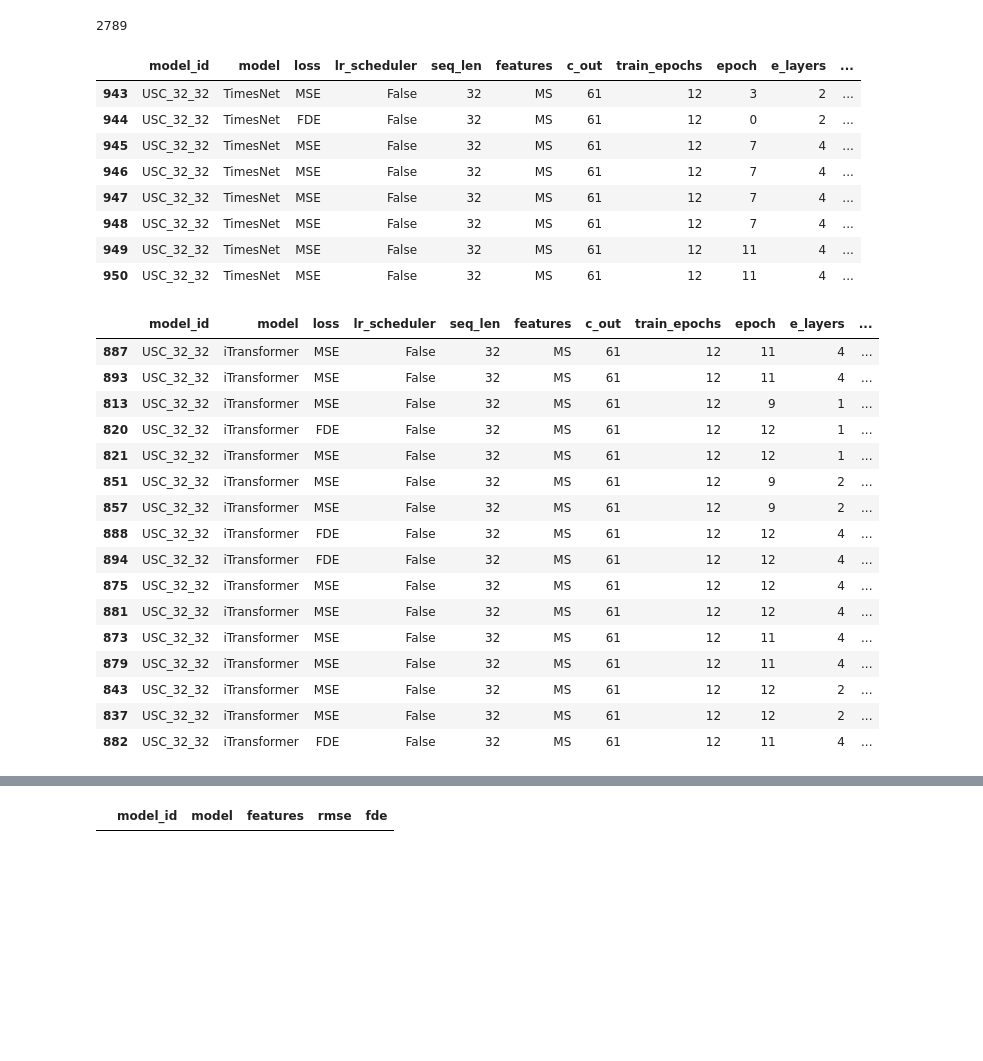
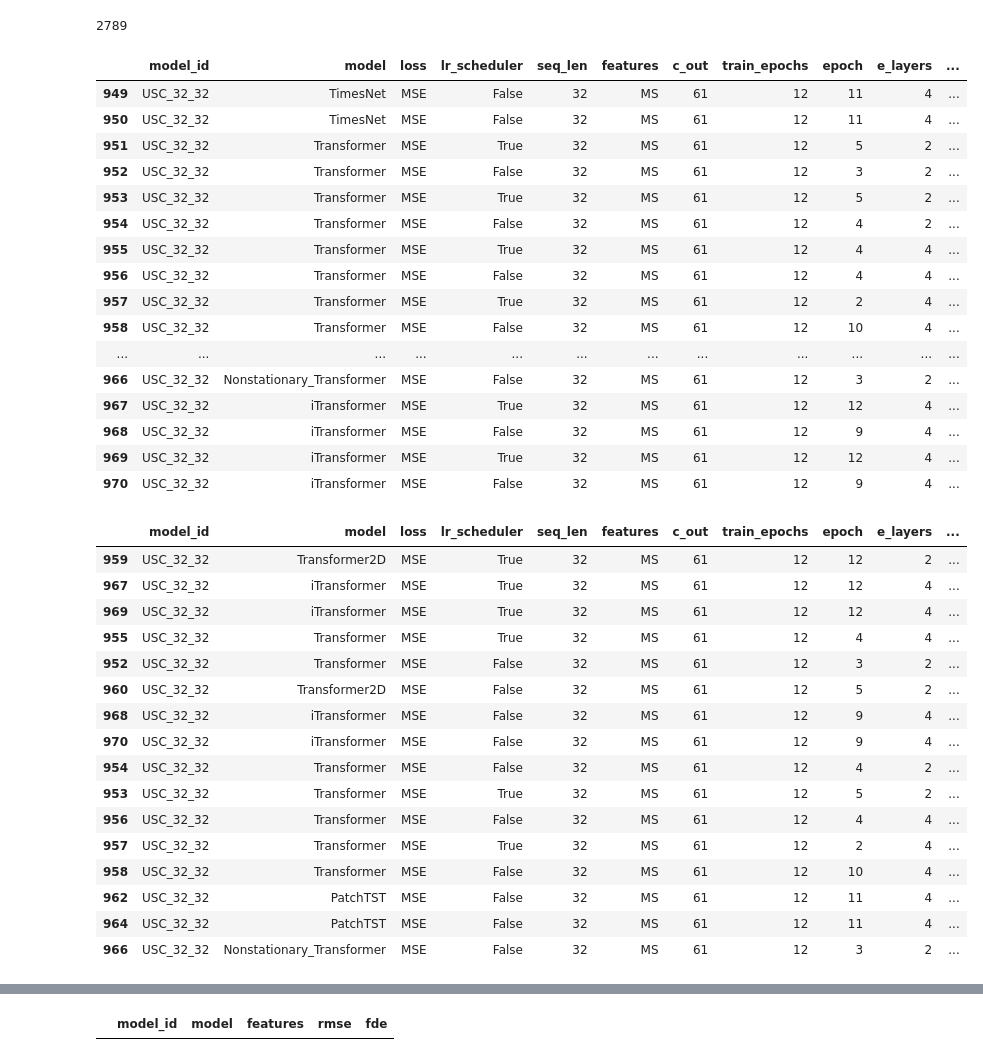
Before and after one commit to arnaud-odet/Time-Series-Library, a Jupyter notebook: results.ipynb, the cells around one changed output, grey strips where cells are left out. Drawn from its saved outputs; the diff is of its cells as text; code cells hidden in the pictures; blank space fills up the shorter version.

```diff
--- a/results.ipynb
+++ b/results.ipynb
@@ -26,38 +27,46 @@ loc_start_ind = 446
 # %%
 loc_logs_df = pd.read_csv('./logs/long_term_forecast.csv', index_col = 0)
 loc_logs_df['epoch'] = loc_logs_df['epoch'].fillna(0).astype(int)
-loc_logs_df.tail(8)[display_cols]
+loc_logs_df.tail(22)[display_cols]
 # %% [output]
 |  | model_id | model | loss | lr_scheduler | seq_len | features | c_out | train_epochs | epoch | e_layers | ... |
-| 943 | USC_32_32 | TimesNet | MSE | False | 32 | MS | 61 | 12 | 3 | 2 | ... |
-| 944 | USC_32_32 | TimesNet | FDE | False | 32 | MS | 61 | 12 | 0 | 2 | ... |
-| 945 | USC_32_32 | TimesNet | MSE | False | 32 | MS | 61 | 12 | 7 | 4 | ... |
-| 946 | USC_32_32 | TimesNet | MSE | False | 32 | MS | 61 | 12 | 7 | 4 | ... |
-| 947 | USC_32_32 | TimesNet | MSE | False | 32 | MS | 61 | 12 | 7 | 4 | ... |
-| 948 | USC_32_32 | TimesNet | MSE | False | 32 | MS | 61 | 12 | 7 | 4 | ... |
 | 949 | USC_32_32 | TimesNet | MSE | False | 32 | MS | 61 | 12 | 11 | 4 | ... |
 | 950 | USC_32_32 | TimesNet | MSE | False | 32 | MS | 61 | 12 | 11 | 4 | ... |
+| 951 | USC_32_32 | Transformer | MSE | True | 32 | MS | 61 | 12 | 5 | 2 | ... |
+| 952 | USC_32_32 | Transformer | MSE | False | 32 | MS | 61 | 12 | 3 | 2 | ... |
+| 953 | USC_32_32 | Transformer | MSE | True | 32 | MS | 61 | 12 | 5 | 2 | ... |
+| 954 | USC_32_32 | Transformer | MSE | False | 32 | MS | 61 | 12 | 4 | 2 | ... |
+| 955 | USC_32_32 | Transformer | MSE | True | 32 | MS | 61 | 12 | 4 | 4 | ... |
+| 956 | USC_32_32 | Transformer | MSE | False | 32 | MS | 61 | 12 | 4 | 4 | ... |
+| 957 | USC_32_32 | Transformer | MSE | True | 32 | MS | 61 | 12 | 2 | 4 | ... |
+| 958 | USC_32_32 | Transformer | MSE | False | 32 | MS | 61 | 12 | 10 | 4 | ... |
+| ... | ... | ... | ... | ... | ... | ... | ... | ... | ... | ... | ... |
+| 966 | USC_32_32 | Nonstationary_Transformer | MSE | False | 32 | MS | 61 | 12 | 3 | 2 | ... |
+| 967 | USC_32_32 | iTransformer | MSE | True | 32 | MS | 61 | 12 | 12 | 4 | ... |
+| 968 | USC_32_32 | iTransformer | MSE | False | 32 | MS | 61 | 12 | 9 | 4 | ... |
+| 969 | USC_32_32 | iTransformer | MSE | True | 32 | MS | 61 | 12 | 12 | 4 | ... |
+| 970 | USC_32_32 | iTransformer | MSE | False | 32 | MS | 61 | 12 | 9 | 4 | ... |
 # %%
-query =  (loc_logs_df.index > loc_start_ind) & (loc_logs_df['features'] == 'MS') & (loc_logs_df['seq_len'] == 32)
+query =  (loc_logs_df.index >= loc_start_ind) & (loc_logs_df['features'] == 'MS') & (loc_logs_df['seq_len'] == 32)
 loc_logs_df[query][display_cols].sort_values('fde').head(16)
 # %% [output]
 |  | model_id | model | loss | lr_scheduler | seq_len | features | c_out | train_epochs | epoch | e_layers | ... |
-| 887 | USC_32_32 | iTransformer | MSE | False | 32 | MS | 61 | 12 | 11 | 4 | ... |
-| 893 | USC_32_32 | iTransformer | MSE | False | 32 | MS | 61 | 12 | 11 | 4 | ... |
-| 813 | USC_32_32 | iTransformer | MSE | False | 32 | MS | 61 | 12 | 9 | 1 | ... |
-| 820 | USC_32_32 | iTransformer | FDE | False | 32 | MS | 61 | 12 | 12 | 1 | ... |
-| 821 | USC_32_32 | iTransformer | MSE | False | 32 | MS | 61 | 12 | 12 | 1 | ... |
-| 851 | USC_32_32 | iTransformer | MSE | False | 32 | MS | 61 | 12 | 9 | 2 | ... |
-| 857 | USC_32_32 | iTransformer | MSE | False | 32 | MS | 61 | 12 | 9 | 2 | ... |
-| 888 | USC_32_32 | iTransformer | FDE | False | 32 | MS | 61 | 12 | 12 | 4 | ... |
-| 894 | USC_32_32 | iTransformer | FDE | False | 32 | MS | 61 | 12 | 12 | 4 | ... |
-| 875 | USC_32_32 | iTransformer | MSE | False | 32 | MS | 61 | 12 | 12 | 4 | ... |
-| 881 | USC_32_32 | iTransformer | MSE | False | 32 | MS | 61 | 12 | 12 | 4 | ... |
-| 873 | USC_32_32 | iTransformer | MSE | False | 32 | MS | 61 | 12 | 11 | 4 | ... |
-| 879 | USC_32_32 | iTransformer | MSE | False | 32 | MS | 61 | 12 | 11 | 4 | ... |
-| 843 | USC_32_32 | iTransformer | MSE | False | 32 | MS | 61 | 12 | 12 | 2 | ... |
-| 837 | USC_32_32 | iTransformer | MSE | False | 32 | MS | 61 | 12 | 12 | 2 | ... |
-| 882 | USC_32_32 | iTransformer | FDE | False | 32 | MS | 61 | 12 | 11 | 4 | ... |
+| 959 | USC_32_32 | Transformer2D | MSE | True | 32 | MS | 61 | 12 | 12 | 2 | ... |
+| 967 | USC_32_32 | iTransformer | MSE | True | 32 | MS | 61 | 12 | 12 | 4 | ... |
+| 969 | USC_32_32 | iTransformer | MSE | True | 32 | MS | 61 | 12 | 12 | 4 | ... |
+| 955 | USC_32_32 | Transformer | MSE | True | 32 | MS | 61 | 12 | 4 | 4 | ... |
+| 952 | USC_32_32 | Transformer | MSE | False | 32 | MS | 61 | 12 | 3 | 2 | ... |
+| 960 | USC_32_32 | Transformer2D | MSE | False | 32 | MS | 61 | 12 | 5 | 2 | ... |
+| 968 | USC_32_32 | iTransformer | MSE | False | 32 | MS | 61 | 12 | 9 | 4 | ... |
+| 970 | USC_32_32 | iTransformer | MSE | False | 32 | MS | 61 | 12 | 9 | 4 | ... |
+| 954 | USC_32_32 | Transformer | MSE | False | 32 | MS | 61 | 12 | 4 | 2 | ... |
+| 953 | USC_32_32 | Transformer | MSE | True | 32 | MS | 61 | 12 | 5 | 2 | ... |
+| 956 | USC_32_32 | Transformer | MSE | False | 32 | MS | 61 | 12 | 4 | 4 | ... |
+| 957 | USC_32_32 | Transformer | MSE | True | 32 | MS | 61 | 12 | 2 | 4 | ... |
+| 958 | USC_32_32 | Transformer | MSE | False | 32 | MS | 61 | 12 | 10 | 4 | ... |
+| 962 | USC_32_32 | PatchTST | MSE | False | 32 | MS | 61 | 12 | 11 | 4 | ... |
+| 964 | USC_32_32 | PatchTST | MSE | False | 32 | MS | 61 | 12 | 11 | 4 | ... |
+| 966 | USC_32_32 | Nonstationary_Transformer | MSE | False | 32 | MS | 61 | 12 | 3 | 2 | ... |
 # %%
 loc_logs_df[query]['model'].unique()
 # %% [output]
```
Also changed, not shown: parts of 7 cells of this notebook, 2 other files.
